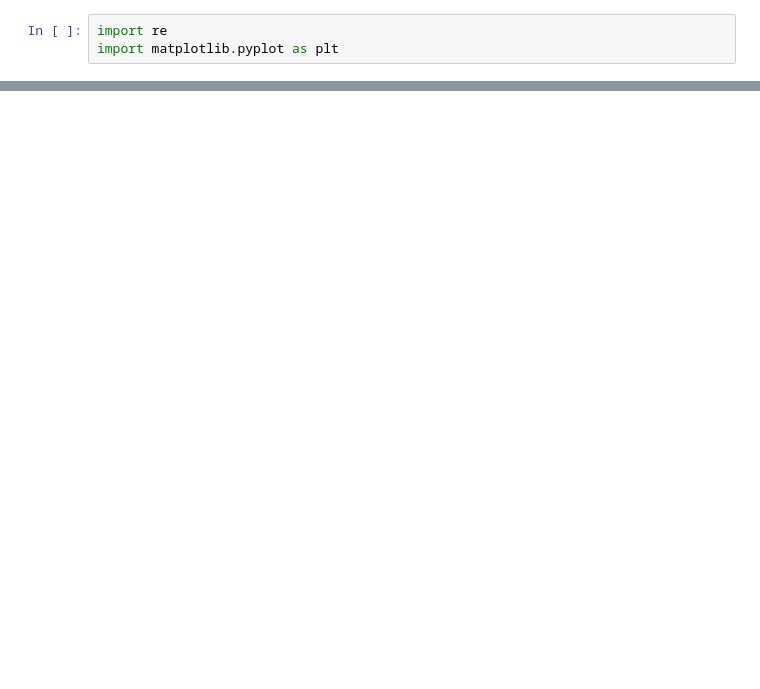
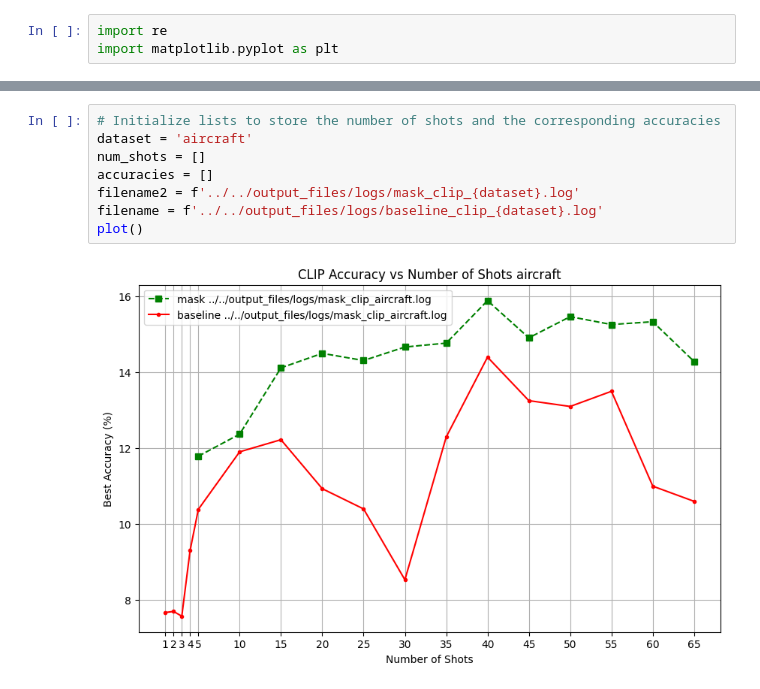
Before and after one commit to RafLaf/mask_train, a Jupyter notebook: notebooks/vary_n-shots_mask-vs-lora/vary_n_shots.ipynb, the cells around one changed output, grey strips where cells are left out. Saved outputs shown, nothing was run; the diff lists cells and outputs as text; blank space fills up the shorter version.

```diff
--- a/notebooks/vary_n-shots_mask-vs-lora/vary_n_shots.ipynb
+++ b/notebooks/vary_n-shots_mask-vs-lora/vary_n_shots.ipynb
@@ -82,0 +156,10 @@ plot()
+# %%
+# Initialize lists to store the number of shots and the corresponding accuracies
+dataset = 'aircraft'
+num_shots = []
+accuracies = []
+filename2 = f'../../output_files/logs/mask_clip_{dataset}.log'
+filename = f'../../output_files/logs/baseline_clip_{dataset}.log'
+plot()
+# %% [output]
+[figure, added]
```
Also changed, not shown: parts of 7 cells of this notebook, 31 other files.
